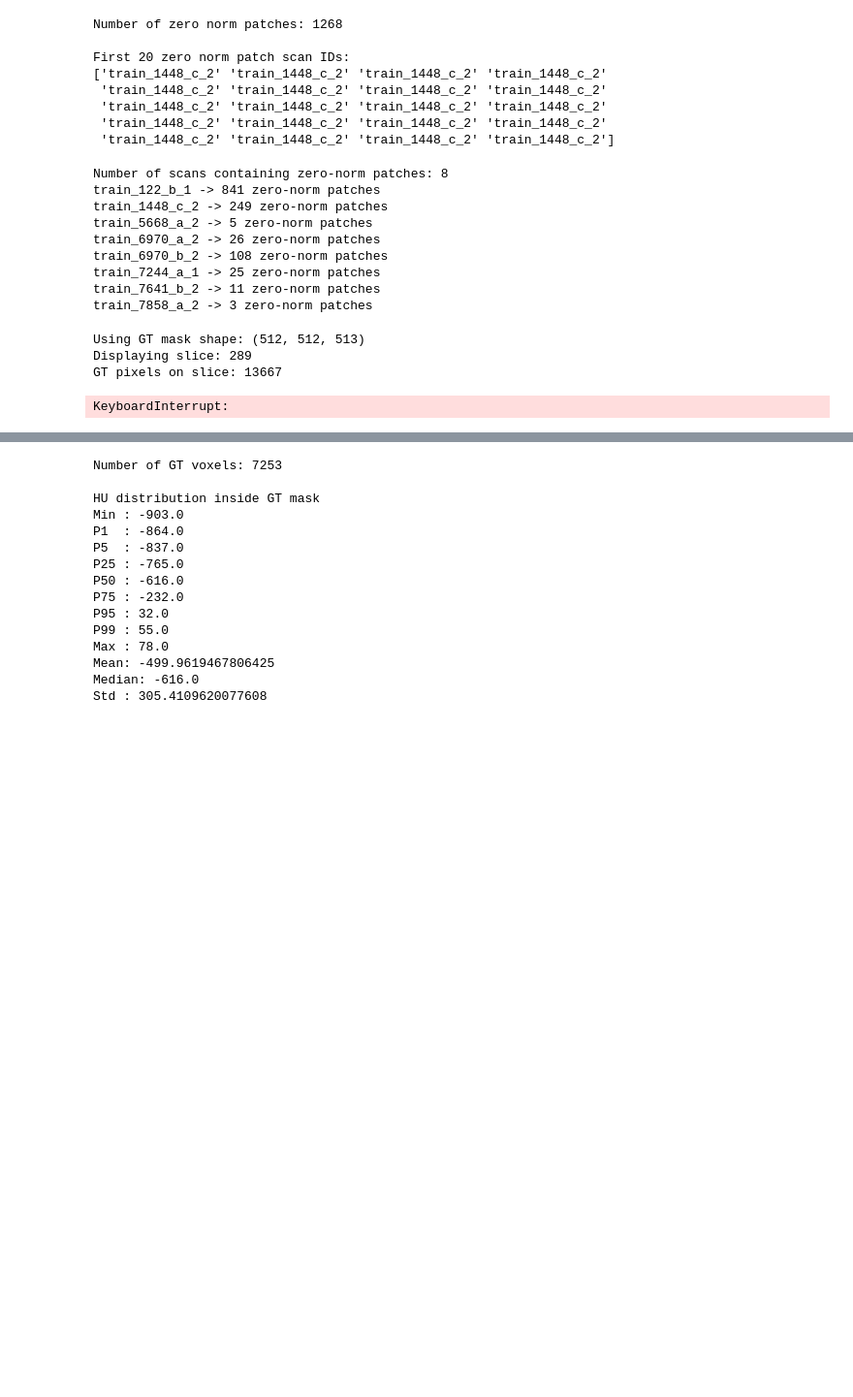
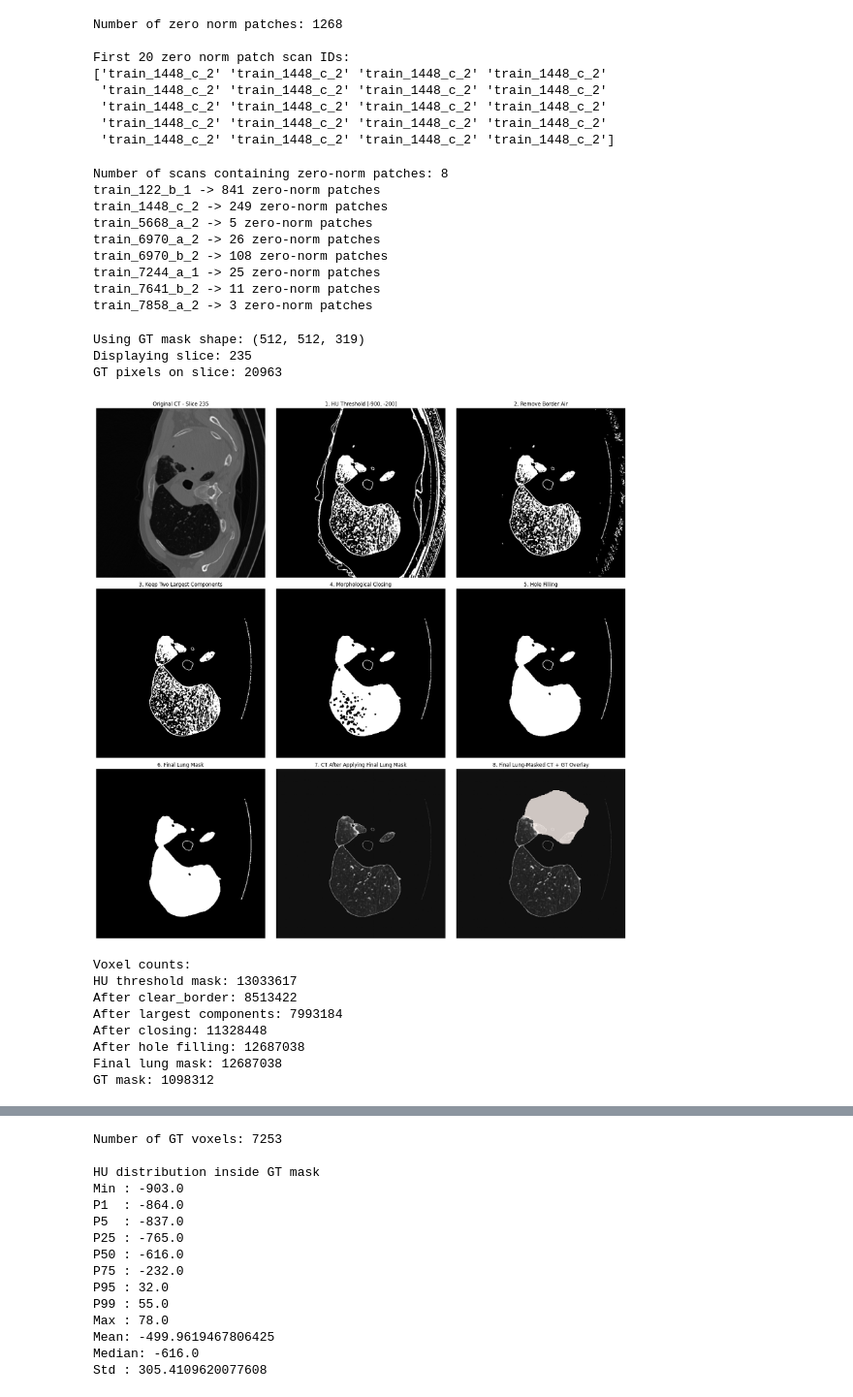
Before and after one commit to ckekula/fyp-3d-ct, a Jupyter notebook: image-processing/pipeline.ipynb, the cells around one changed output, grey strips where cells are left out. Shown at 97% size. Cells and saved outputs as stored; diff of their text form; code cells hidden in the pictures; blank space fills up the shorter version.

```diff
--- a/image-processing/pipeline.ipynb
+++ b/image-processing/pipeline.ipynb
@@ -646,6 +759,11 @@ from scipy import ndimage
 from skimage.segmentation import clear_border
 from skimage.measure import label
 
+ct_path = r"/home/chest_ct/code/data/data_volumes/dataset/train_fixed/train_122_b_1.nii.gz"
+mask_path = r"/home/chest_ct/code/data/segmentations/segmentations/train_122_b_1.nii.gz"
+
+ct = nib.load(ct_path).get_fdata()
+gt_mask = nib.load(mask_path).get_fdata()
 
 # -----------------------------
 # Helper: keep largest components
@@ -808,34 +926,42 @@ axes[7].axis("off")
 
 # 8. Final CT + GT overlay
 axes[8].imshow(ct_lung_only_slice, cmap="gray")
 
 axes[8].imshow(
     np.ma.masked_where(gt_slice <= 0, gt_slice),
     cmap="Reds",
     alpha=0.8,
     interpolation="none"
 )
 
 axes[8].set_title("8. Final Lung-Masked CT + GT Overlay")
 axes[8].axis("off")
 
 plt.tight_layout()
 plt.show()
 
 
 # ============================================================
 # Optional: print voxel counts
 # ============================================================
 print("Voxel counts:")
 print("HU threshold mask:", int(lung_candidate.sum()))
 print("After clear_border:", int(mask_clear.sum()))
 print("After largest components:", int(lungs_only.sum()))
 print("After closing:", int(mask_closed.sum()))
 print("After hole filling:", int(mask_filled.sum()))
 print("Final lung mask:", int(lungs_final.sum()))
 print("GT mask:", int((gt_mask > 0).sum()))
 # %% [output]
-Using GT mask shape: (512, 512, 513)
-Displaying slice: 289
-GT pixels on slice: 13667
+Using GT mask shape: (512, 512, 319)
+Displaying slice: 235
+GT pixels on slice: 20963
+[figure, added]
-KeyboardInterrupt:
+Voxel counts:
+HU threshold mask: 13033617
+After clear_border: 8513422
+After largest components: 7993184
+After closing: 11328448
+After hole filling: 12687038
+Final lung mask: 12687038
+GT mask: 1098312
```
Also changed, not shown: parts of 13 cells of this notebook, 9 other files.
